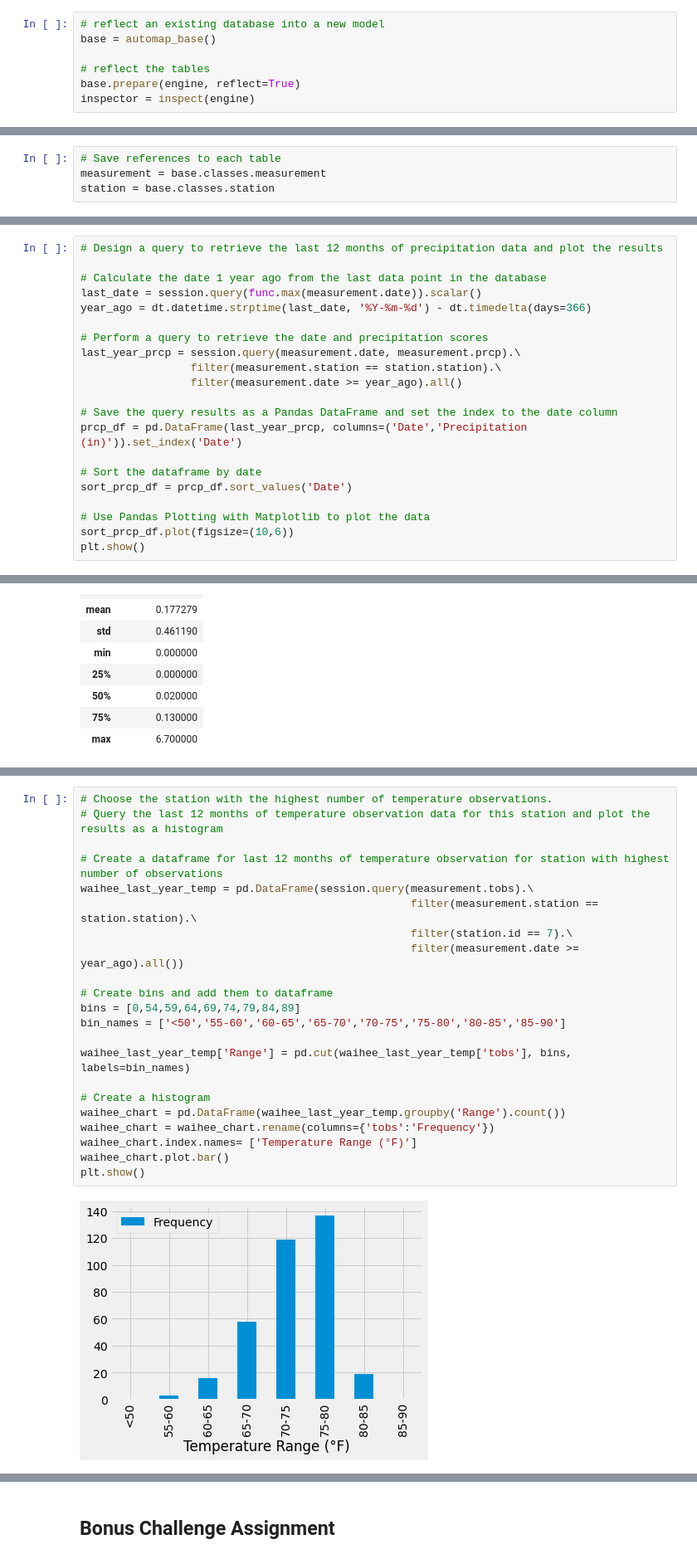
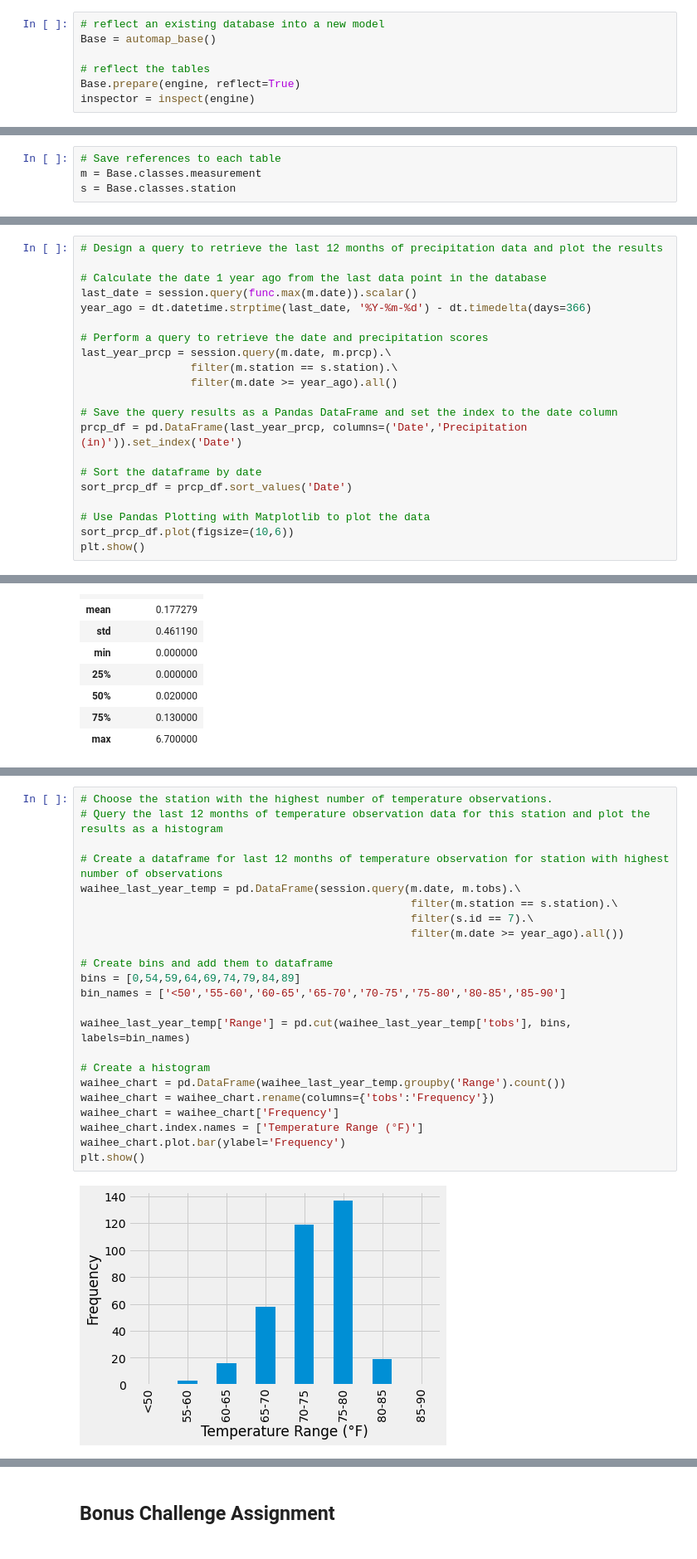
Before and after one commit to SwervingMage86/sqlalchemy-challenge, a Jupyter notebook: climate_analysis.ipynb, the cells around one changed output, grey strips where cells are left out. Shown: that part at 83% size. Drawn from its saved outputs; the diff is of its cells as text.

```diff
--- a/climate_analysis.ipynb
+++ b/climate_analysis.ipynb
@@ -22,10 +22,10 @@ engine = create_engine("sqlite:///Resources/hawaii.sqlite")
 conn = engine.connect()
 # %%
 # reflect an existing database into a new model
-base = automap_base()
+Base = automap_base()
 
 # reflect the tables
-base.prepare(engine, reflect=True)
+Base.prepare(engine, reflect=True)
 inspector = inspect(engine)
 # %%
 # We can view all of the classes that automap found
@@ -34,8 +34,8 @@ base.classes.keys()
 ['measurement', 'station']
 # %%
 # Save references to each table
-measurement = base.classes.measurement
-station = base.classes.station
+m = Base.classes.measurement
+s = Base.classes.station
 # %%
 # Create our session (link) from Python to the DB
 session = Session(bind=engine)
@@ -45,13 +45,13 @@ session = Session(bind=engine)
 # Design a query to retrieve the last 12 months of precipitation data and plot the results
 
 # Calculate the date 1 year ago from the last data point in the database
-last_date = session.query(func.max(measurement.date)).scalar()
+last_date = session.query(func.max(m.date)).scalar()
 year_ago = dt.datetime.strptime(last_date, '%Y-%m-%d') - dt.timedelta(days=366)
 
 # Perform a query to retrieve the date and precipitation scores
-last_year_prcp = session.query(measurement.date, measurement.prcp).\
-                 filter(measurement.station == station.station).\
-                 filter(measurement.date >= year_ago).all()
+last_year_prcp = session.query(m.date, m.prcp).\
+                 filter(m.station == s.station).\
+                 filter(m.date >= year_ago).all()
 
 # Save the query results as a Pandas DataFrame and set the index to the date column
 prcp_df = pd.DataFrame(last_year_prcp, columns=('Date','Precipitation (in)')).set_index('Date')
@@ -142,24 +147,25 @@ and the average temperature recorded is 73.1 degrees.
 # %%
 # Choose the station with the highest number of temperature observations.
 # Query the last 12 months of temperature observation data for this station and plot the results as a histogram
 
 # Create a dataframe for last 12 months of temperature observation for station with highest number of observations
-waihee_last_year_temp = pd.DataFrame(session.query(measurement.tobs).\
-                                                   filter(measurement.station == station.station).\
-                                                   filter(station.id == 7).\
-                                                   filter(measurement.date >= year_ago).all())
+waihee_last_year_temp = pd.DataFrame(session.query(m.date, m.tobs).\
+                                                   filter(m.station == s.station).\
+                                                   filter(s.id == 7).\
+                                                   filter(m.date >= year_ago).all())
 
 # Create bins and add them to dataframe
 bins = [0,54,59,64,69,74,79,84,89]
 bin_names = ['<50','55-60','60-65','65-70','70-75','75-80','80-85','85-90']
 
 waihee_last_year_temp['Range'] = pd.cut(waihee_last_year_temp['tobs'], bins, labels=bin_names)
 
 # Create a histogram
 waihee_chart = pd.DataFrame(waihee_last_year_temp.groupby('Range').count())
 waihee_chart = waihee_chart.rename(columns={'tobs':'Frequency'})
-waihee_chart.index.names= ['Temperature Range (°F)']
-waihee_chart.plot.bar()
+waihee_chart = waihee_chart['Frequency']
+waihee_chart.index.names = ['Temperature Range (°F)']
+waihee_chart.plot.bar(ylabel='Frequency')
 plt.show()
 # %% [output]
-[figure, old version]
+[figure, new version]
```
Also changed, not shown: parts of 6 cells of this notebook, 1 other file.
